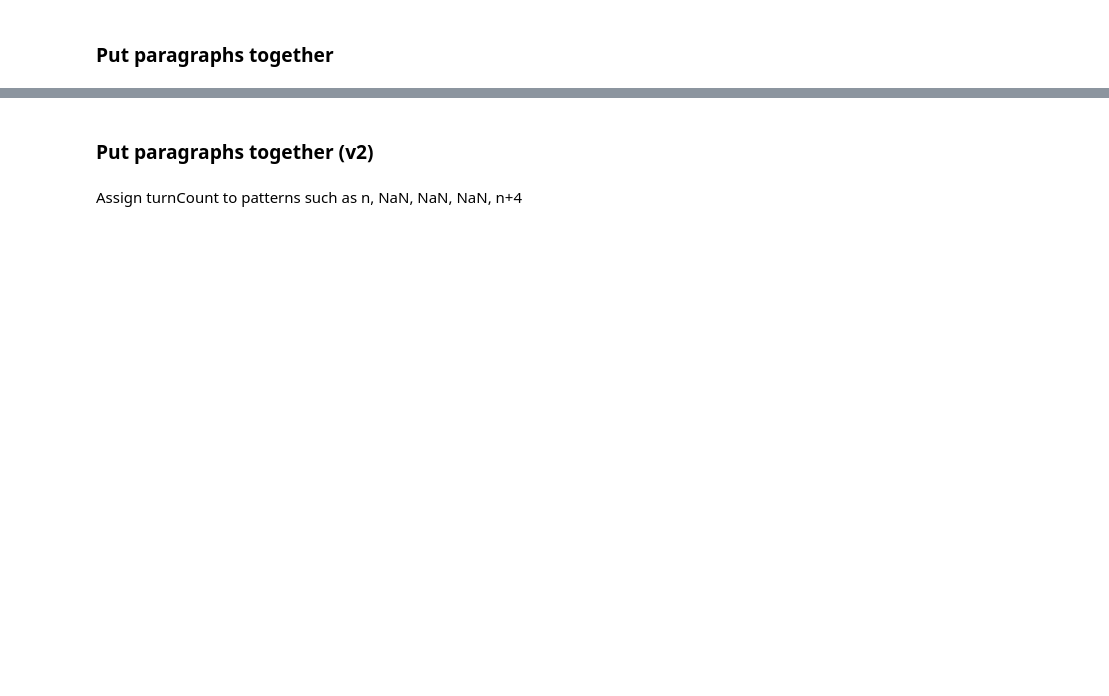
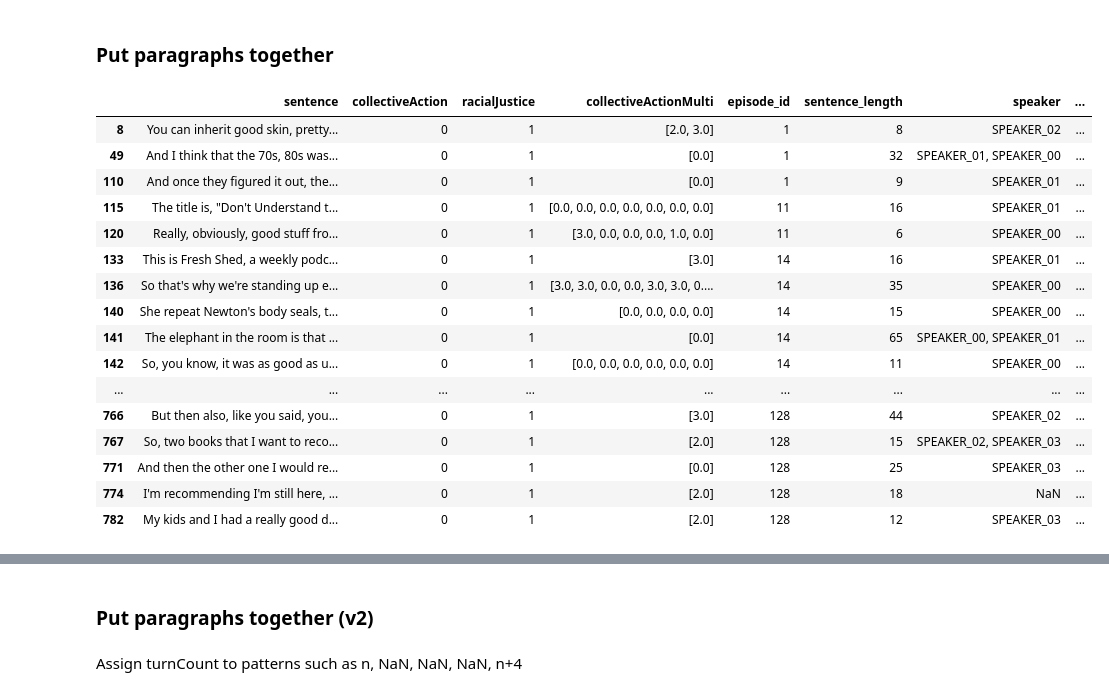
Before and after one commit to todomoldovan/thesis, a Jupyter notebook: notebooks/multi_speaker_episodes.ipynb, the cells around one changed output, grey strips where cells are left out. Saved outputs shown, nothing was run; the diff lists cells and outputs as text; code cells hidden in the pictures; blank space fills up the shorter version.

```diff
--- a/notebooks/multi_speaker_episodes.ipynb
+++ b/notebooks/multi_speaker_episodes.ipynb
@@ -155,7 +151,10 @@ plt.show()
 # %% [markdown]
 ### Put paragraphs together
 # %%
-df = episodes  # Assuming 'episodes' is the input DataFrame
+import pandas as pd
+import numpy as np
+
+df = episodes
 
 # Initialize an empty list to store processed rows
 processed_rows = []
@@ -184,7 +183,7 @@ for episode in df['episode_id'].unique():
                 current_group[0]['racialJustice'] = int(racialJustice_1_found)
                 current_group[0]['collectiveAction'] = 0 if collectiveAction_0_found else 1
                 current_group[0]['collectiveActionMulti'] = (
-                    list(set(collectiveAction_values)) if racialJustice_1_found and collectiveAction_0_found else np.nan
+                    collectiveAction_values if racialJustice_1_found and collectiveAction_0_found else np.nan
                 )
                 processed_rows.append(current_group[0])  # Save the grouped row
 
@@ -206,7 +205,7 @@ for episode in df['episode_id'].unique():
         if pd.notna(row['collectiveActionMulti']):
             value = row['collectiveActionMulti']
             if isinstance(value, list):
-                collectiveAction_values.extend(value)
+                collectiveAction_values.extend(value)  # Maintain order and duplicates
             else:
                 collectiveAction_values.append(value)
 
@@ -219,12 +218,33 @@ for episode in df['episode_id'].unique():
         current_group[0]['racialJustice'] = int(racialJustice_1_found)
         current_group[0]['collectiveAction'] = 0 if collectiveAction_0_found else 1
         current_group[0]['collectiveActionMulti'] = (
-            list(set(collectiveAction_values)) if racialJustice_1_found and collectiveAction_0_found else np.nan
+            collectiveAction_values if racialJustice_1_found and collectiveAction_0_found else np.nan
         )
         processed_rows.append(current_group[0])
 
 # Convert processed rows into DataFrame
 df_processed = pd.DataFrame(processed_rows)
+# %%
+df_processed_not_nan = df_processed[df_processed['collectiveActionMulti'].notna()]
+df_processed_not_nan.head(50)
+# %% [output]
+|  | sentence | collectiveAction | racialJustice | collectiveActionMulti | episode_id | sentence_length | speaker | ... |
+| 8 | You can inherit good skin, pretty... | 0 | 1 | [2.0, 3.0] | 1 | 8 | SPEAKER_02 | ... |
+| 49 | And I think that the 70s, 80s was... | 0 | 1 | [0.0] | 1 | 32 | SPEAKER_01, SPEAKER_00 | ... |
+| 110 | And once they figured it out, the... | 0 | 1 | [0.0] | 1 | 9 | SPEAKER_01 | ... |
+| 115 | The title is, "Don't Understand t... | 0 | 1 | [0.0, 0.0, 0.0, 0.0, 0.0, 0.0, 0.0] | 11 | 16 | SPEAKER_01 | ... |
+| 120 | Really, obviously, good stuff fro... | 0 | 1 | [3.0, 0.0, 0.0, 0.0, 1.0, 0.0] | 11 | 6 | SPEAKER_00 | ... |
+| 133 | This is Fresh Shed, a weekly podc... | 0 | 1 | [3.0] | 14 | 16 | SPEAKER_01 | ... |
+| 136 | So that's why we're standing up e... | 0 | 1 | [3.0, 3.0, 0.0, 0.0, 3.0, 3.0, 0.... | 14 | 35 | SPEAKER_00 | ... |
+| 140 | She repeat Newton's body seals, t... | 0 | 1 | [0.0, 0.0, 0.0, 0.0] | 14 | 15 | SPEAKER_00 | ... |
+| 141 | The elephant in the room is that ... | 0 | 1 | [0.0] | 14 | 65 | SPEAKER_00, SPEAKER_01 | ... |
+| 142 | So, you know, it was as good as u... | 0 | 1 | [0.0, 0.0, 0.0, 0.0, 0.0, 0.0] | 14 | 11 | SPEAKER_00 | ... |
+| ... | ... | ... | ... | ... | ... | ... | ... | ... |
+| 766 | But then also, like you said, you... | 0 | 1 | [3.0] | 128 | 44 | SPEAKER_02 | ... |
+| 767 | So, two books that I want to reco... | 0 | 1 | [2.0] | 128 | 15 | SPEAKER_02, SPEAKER_03 | ... |
+| 771 | And then the other one I would re... | 0 | 1 | [0.0] | 128 | 25 | SPEAKER_03 | ... |
+| 774 | I'm recommending I'm still here, ... | 0 | 1 | [2.0] | 128 | 18 | NaN | ... |
+| 782 | My kids and I had a really good d... | 0 | 1 | [2.0] | 128 | 12 | SPEAKER_03 | ... |
 # %%
 num_none_speakers = df_processed['turnCount'].isna().sum()
 percentage_none_speakers = (num_none_speakers / len(df_processed)) * 100
```
Also changed, not shown: parts of 56 cells of this notebook, 9 other files.
